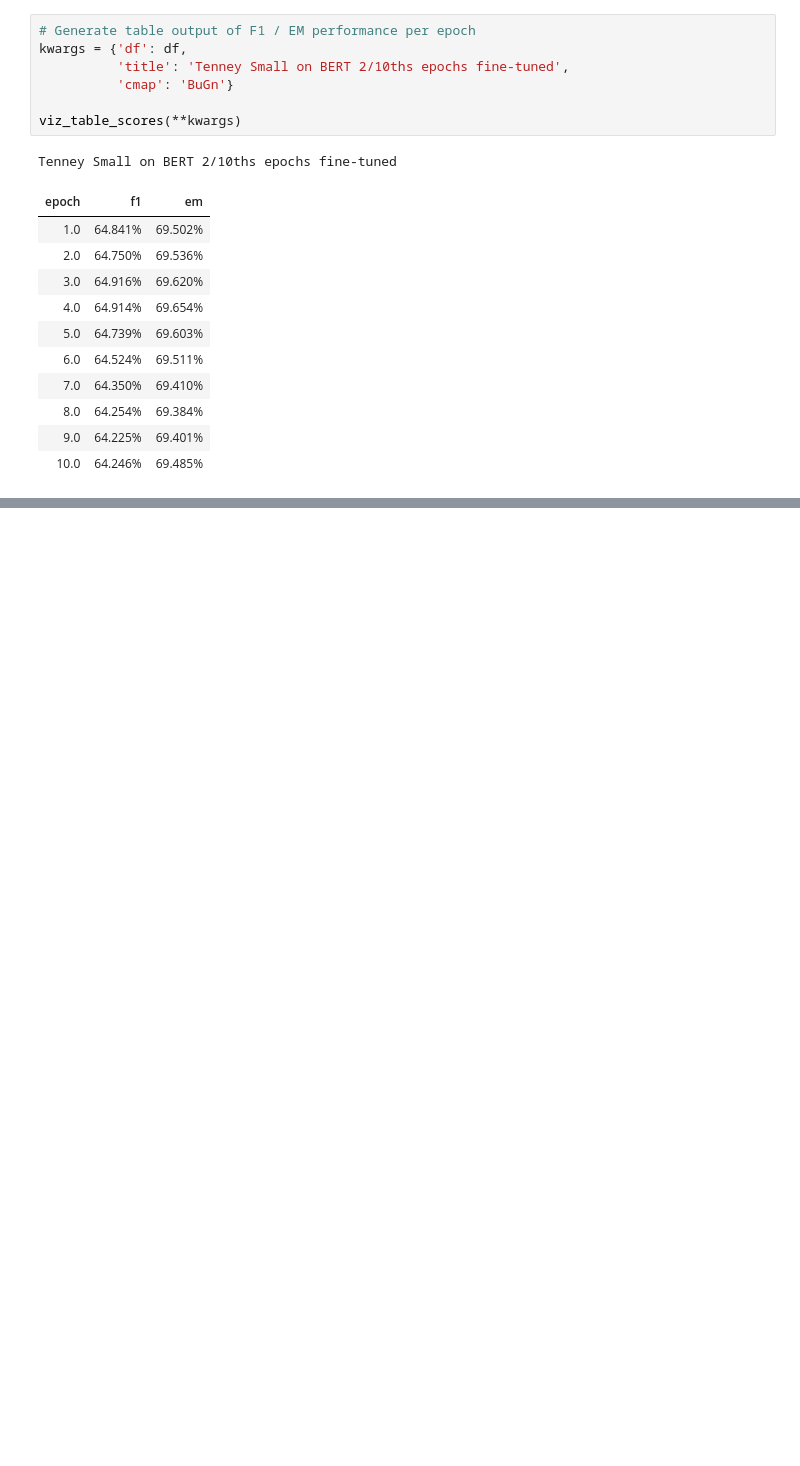
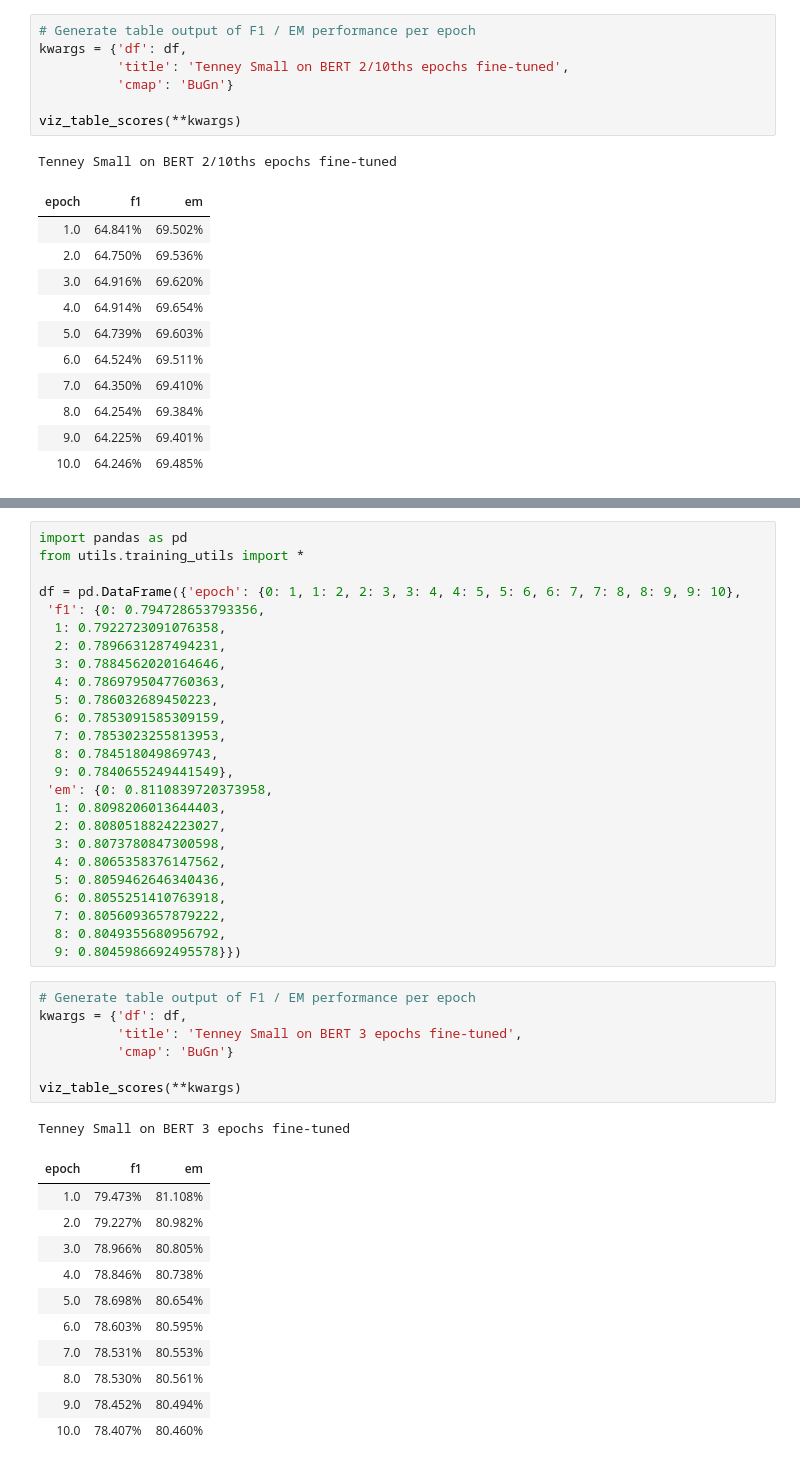
Before and after one commit to cbenge509/BERTVision, a Jupyter notebook: Example Performance Reporting.ipynb, the cells around one changed output, grey strips where cells are left out. Saved outputs shown, nothing was run; the diff lists cells and outputs as text; blank space fills up the shorter version.

Commit message:
3 epochs performance

```diff
--- a/Example Performance Reporting.ipynb
+++ b/Example Performance Reporting.ipynb
@@ -822,3 +822,48 @@ kwargs = {'df': df,
 viz_bert_performance(**kwargs)
 # %% [output]
 [interactive output not drawn]
+# %%
+import pandas as pd
+from utils.training_utils import *
+
+df = pd.DataFrame({'epoch': {0: 1, 1: 2, 2: 3, 3: 4, 4: 5, 5: 6, 6: 7, 7: 8, 8: 9, 9: 10},
+ 'f1': {0: 0.794728653793356,
+  1: 0.7922723091076358,
+  2: 0.7896631287494231,
+  3: 0.7884562020164646,
+  4: 0.7869795047760363,
+  5: 0.786032689450223,
+  6: 0.7853091585309159,
+  7: 0.7853023255813953,
+  8: 0.784518049869743,
+  9: 0.7840655249441549},
+ 'em': {0: 0.8110839720373958,
+  1: 0.8098206013644403,
+  2: 0.8080518824223027,
+  3: 0.8073780847300598,
+  4: 0.8065358376147562,
+  5: 0.8059462646340436,
+  6: 0.8055251410763918,
+  7: 0.8056093657879222,
+  8: 0.8049355680956792,
+  9: 0.8045986692495578}})
+# %%
+# Generate table output of F1 / EM performance per epoch
+kwargs = {'df': df,
+          'title': 'Tenney Small on BERT 3 epochs fine-tuned',
+          'cmap': 'BuGn'}
+
+viz_table_scores(**kwargs)
+# %% [output]
+Tenney Small on BERT 3 epochs fine-tuned
+| epoch | f1 | em |
+| 1.0 | 79.473% | 81.108% |
+| 2.0 | 79.227% | 80.982% |
+| 3.0 | 78.966% | 80.805% |
+| 4.0 | 78.846% | 80.738% |
+| 5.0 | 78.698% | 80.654% |
+| 6.0 | 78.603% | 80.595% |
+| 7.0 | 78.531% | 80.553% |
+| 8.0 | 78.530% | 80.561% |
+| 9.0 | 78.452% | 80.494% |
+| 10.0 | 78.407% | 80.460% |
```
Also changed, not shown: parts of 1 cell of this notebook, 2 other files.
